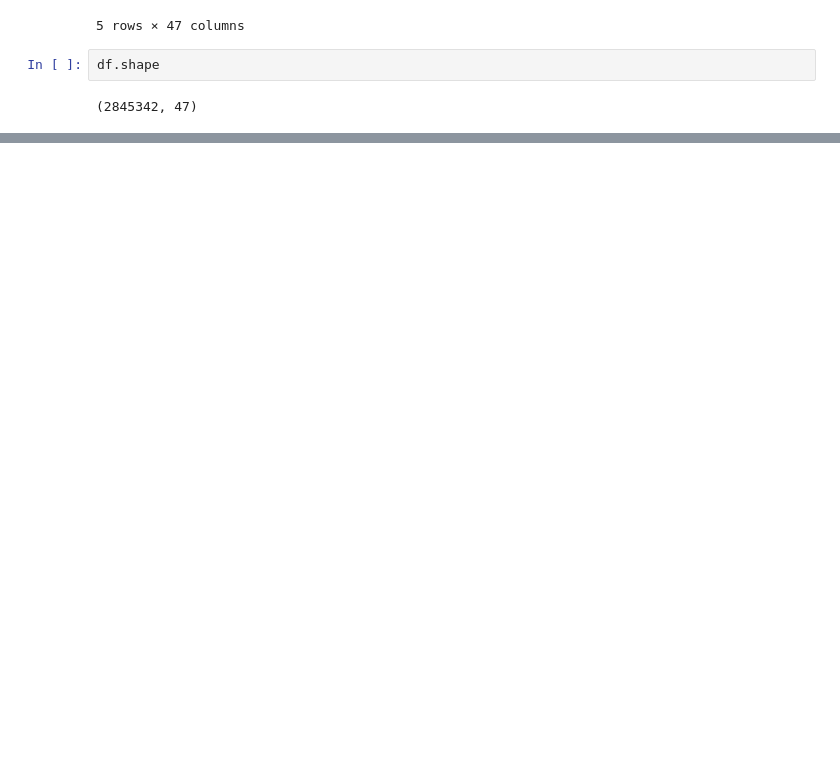
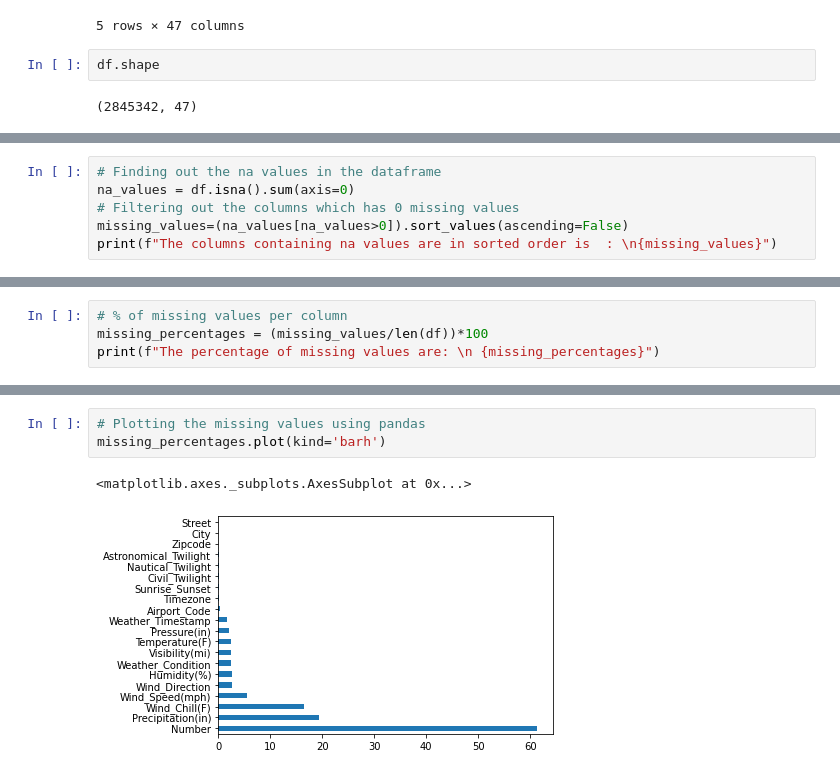
Before and after one commit to sugam21/5Ugam, a Jupyter notebook: us_accident_analysis.ipynb, the cells around one changed output, grey strips where cells are left out. Saved outputs shown, nothing was run; the diff lists cells and outputs as text; blank space fills up the shorter version.

```diff
--- a/us_accident_analysis.ipynb
+++ b/us_accident_analysis.ipynb
@@ -98,0 +94,6 @@ dtype: object
+# %%
+# Finding out the na values in the dataframe
+na_values = df.isna().sum(axis=0)
+# Filtering out the columns which has 0 missing values
+missing_values=(na_values[na_values>0]).sort_values(ascending=False)
+print(f"The columns containing na values are in sorted order is  : \n{missing_values}")
@@ -98,0 +118,4 @@ dtype: object
+# %%
+# % of missing values per column
+missing_percentages = (missing_values/len(df))*100
+print(f"The percentage of missing values are: \n {missing_percentages}")
@@ -98,0 +140,6 @@ dtype: object
+# %%
+# Plotting the missing values using pandas
+missing_percentages.plot(kind='barh')
+# %% [output]
+<matplotlib.axes._subplots.AxesSubplot at 0x...>
+[figure, added]
```
Also changed, not shown: parts of 45 cells of this notebook.
